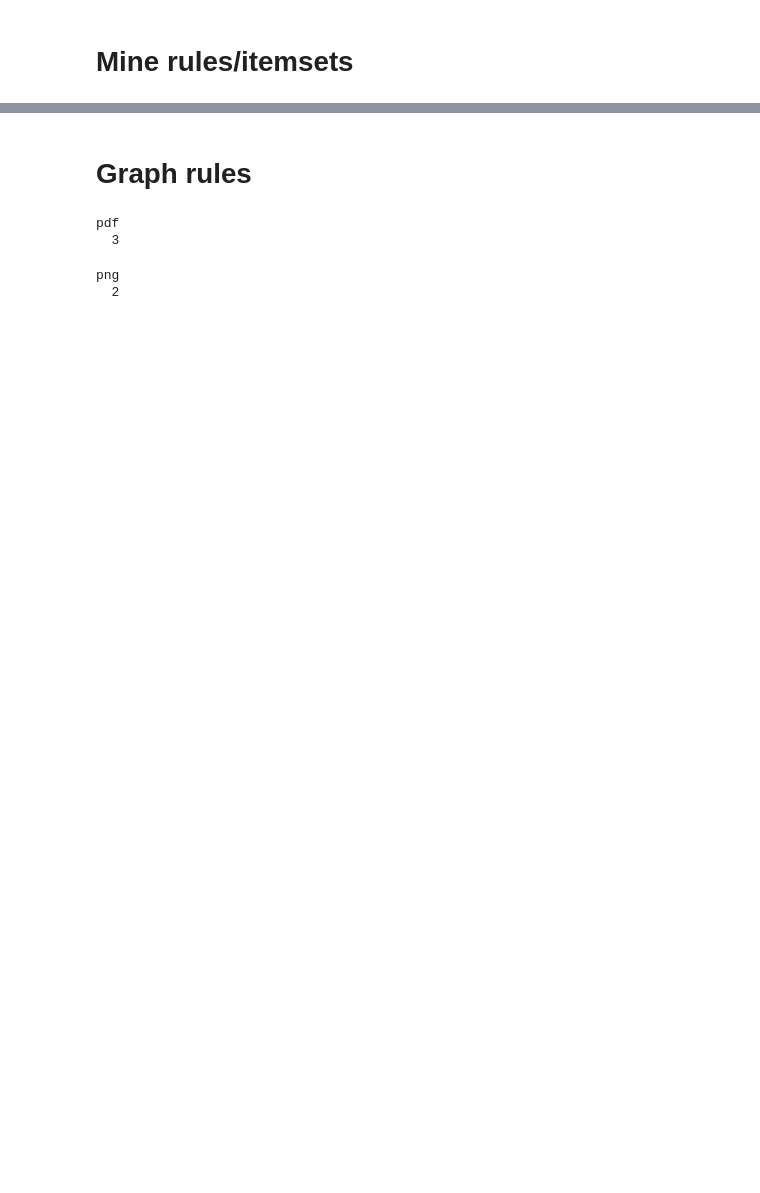
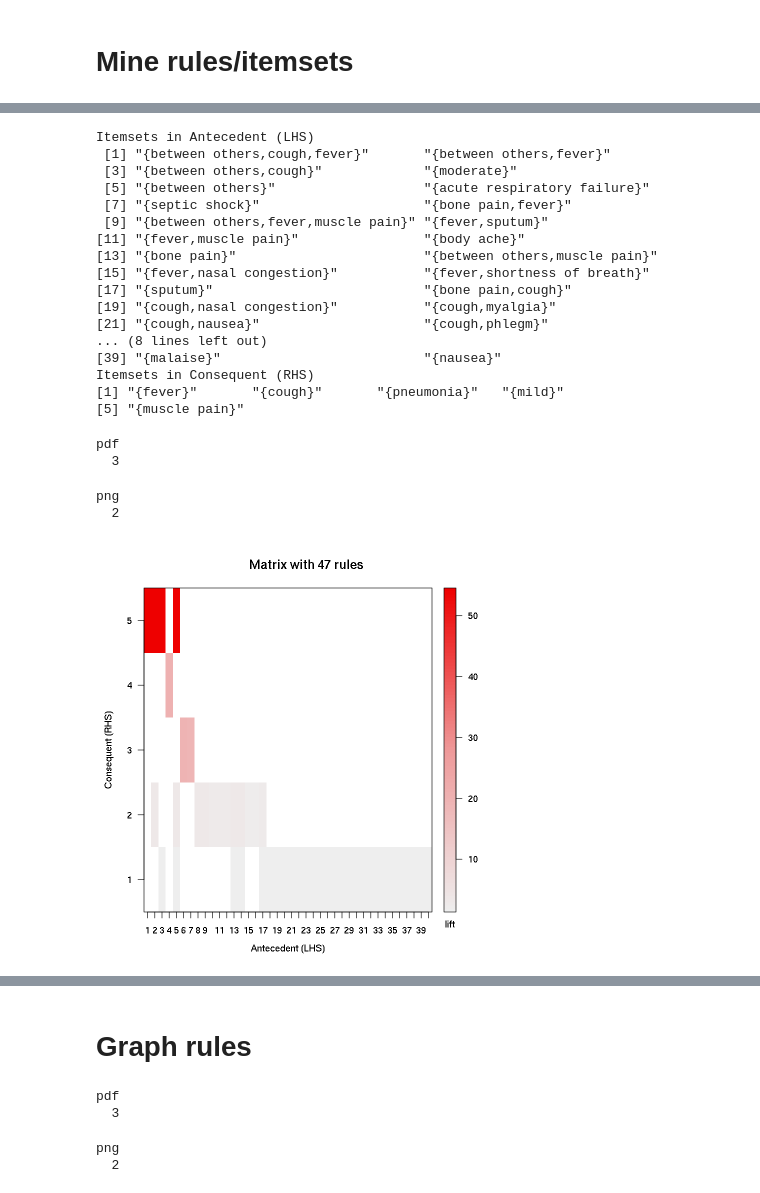
Before and after one commit to apetkau/comp7944-project, a Jupyter notebook: analysis/symptom/symptoms-mining.ipynb, the cells around one changed output, grey strips where cells are left out. Saved outputs shown, nothing was run; the diff lists cells and outputs as text; code cells hidden in the pictures; blank space fills up the shorter version.

```diff
--- a/analysis/symptom/symptoms-mining.ipynb
+++ b/analysis/symptom/symptoms-mining.ipynb
@@ -160,0 +116,27 @@ To reduce overplotting, jitter is added! Use jitter = 0 to prevent jitter.
+# %%
+plot(symptom_rules, method="matrix", measure="lift")
+dev.copy(pdf, "symptoms-matrix.pdf")
+dev.off()
+# %% [output]
+Itemsets in Antecedent (LHS)
+ [1] "{between others,cough,fever}"       "{between others,fever}"
+ [3] "{between others,cough}"             "{moderate}"
+ [5] "{between others}"                   "{acute respiratory failure}"
+ [7] "{septic shock}"                     "{bone pain,fever}"
+ [9] "{between others,fever,muscle pain}" "{fever,sputum}"
+[11] "{fever,muscle pain}"                "{body ache}"
+[13] "{bone pain}"                        "{between others,muscle pain}"
+[15] "{fever,nasal congestion}"           "{fever,shortness of breath}"
+[17] "{sputum}"                           "{bone pain,cough}"
+[19] "{cough,nasal congestion}"           "{cough,myalgia}"
+[21] "{cough,nausea}"                     "{cough,phlegm}"
+... (8 lines left out)
+[39] "{malaise}"                          "{nausea}"
+Itemsets in Consequent (RHS)
+[1] "{fever}"       "{cough}"       "{pneumonia}"   "{mild}"
+[5] "{muscle pain}"
+pdf
+  3
+png
+  2
+[figure, added]
```
Also changed, not shown: parts of 14 cells of this notebook, 7 other files.
